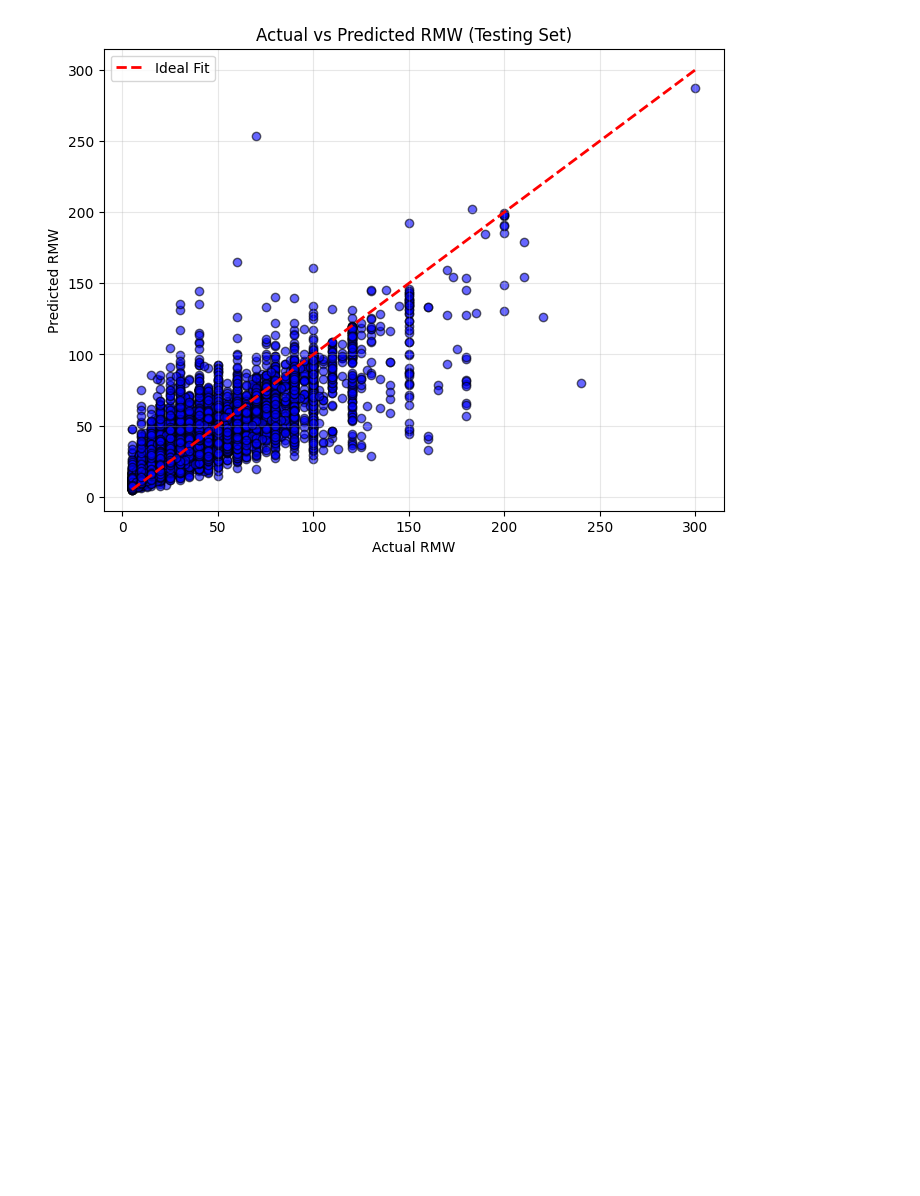
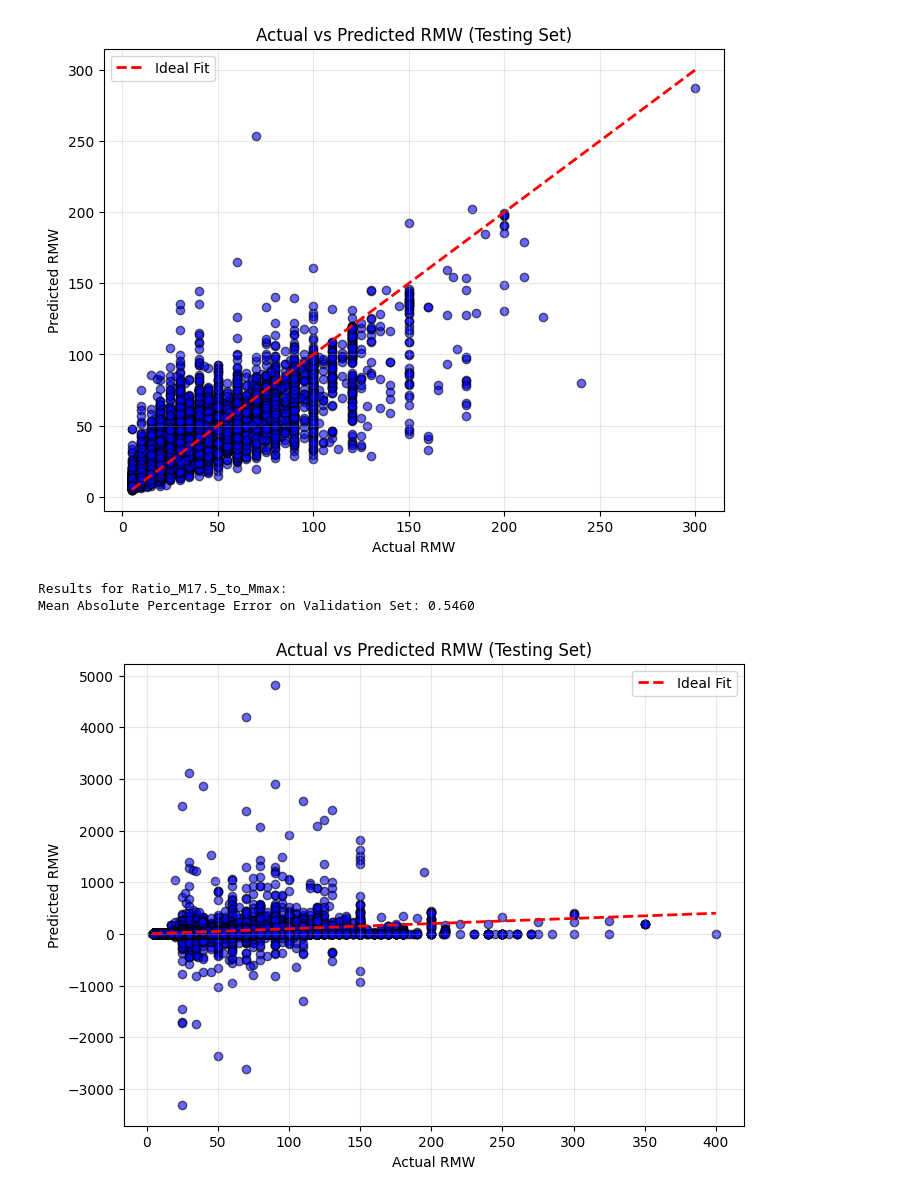
Before and after one commit to dat-adi/orkanskader, a Jupyter notebook: src/Rmax_Prediction.ipynb, the cells around one changed output. Saved outputs shown, nothing was run; the diff lists cells and outputs as text; code cells hidden in the pictures; blank space fills up the shorter version.

```diff
--- a/Rmax_Prediction.ipynb
+++ b/src/Rmax_Prediction.ipynb
@@ -22,7 +24,7 @@ from zipfile import ZipFile
 # EDA
 # %%
 #data loading
-file_path1 = 'data/ibtracs.since1980.list.v04r01.csv.zip'
+file_path1 = '../data/ibtracs.since1980.list.v04r01.csv.zip'
 zip_file = ZipFile(file_path1)
 # zip_file.open('file3.txt')
 # df1 = pd.read_csv(file_path1)
@@ -157,10 +159,10 @@ def prepare_data(df,features,target,test_size=.2, random_state=42):
     X, y, X.index, test_size=test_size, random_state=random_state)
   return X_train, X_test, y_train, y_test, train_idx, test_idx
 
-def train_M_model(X_train,y_train, features, target,model=RandomForestRegressor,random_state=42,n_estimators=100):
+def train_M_model(X_train,y_train, features, target,model=RandomForestRegressor,random_state=42,n_estimators=100,criterion='squared_error'):
   # Train a RandomForestRegressor
   if model==RandomForestRegressor:
-    ml_model = model(random_state=random_state, n_estimators=n_estimators)
+    ml_model = model(random_state=random_state, n_estimators=n_estimators,criterion=criterion)
   else:
     ... # to be filled in
   ml_model.fit(X_train, y_train)
@@ -275,3 +308,66 @@ plt.show()
 # %% [output]
 (18068, 22)
 [figure]
+# %%
+
+from sklearn.model_selection import train_test_split
+from sklearn.preprocessing import PolynomialFeatures
+from sklearn.linear_model import LinearRegression
+from sklearn.metrics import mean_squared_error, r2_score
+features = ['LAT', 'USA_R34_NE', 'USA_RMW', 'USA_WIND', 'f', 'M_17.5']
+target = 'Ratio_M17.5_to_Mmax'
+
+def polynomial_regression(df=df4, target_column='Ratio_M17.5_to_Mmax'):
+    # Separate features and target variable
+    X = df[['LAT', 'USA_R34_NE', 'USA_RMW', 'USA_WIND', 'f', 'M_17.5']]
+    y = df[target_column]
+
+    # Split into training (80%), validation (10%), and testing (10%) sets
+    # X_train, X_test, y_train, y_test,train_idx,test_idx = train_test_split(X, y, test_size=0.2, random_state=42)
+    X_train, X_test, y_train, y_test, train_idx, test_idx = train_test_split(X, y, X.index, test_size=.2, random_state=42)
+    # X_val, X_test, y_val, y_test = train_test_split(X_temp, y_temp, test_size=0.5, random_state=42)
+
+    # Create polynomial features
+    poly = PolynomialFeatures(degree=3)
+    X_train_poly = poly.fit_transform(X_train)
+    # X_val_poly = poly.transform(X_val)
+    X_test_poly = poly.transform(X_test)
+
+    # Train the model
+    model = LinearRegression()
+    model.fit(X_train_poly, y_train)
+
+    # Evaluate on the validation set
+    y_test_pred = model.predict(X_test_poly)
+    df4['Ratio_M17.5_to_Mmax_poly'] = model.predict(poly.transform(df4[['LAT', 'USA_R34_NE', 'USA_RMW', 'USA_WIND', 'f', 'M_17.5']]))
+    df4[f'rmax_calc_poly']= df['USA_WIND']/df['f']*(np.sqrt(1+(2*df['f']*df['M_17.5']/df[f'Ratio_M17.5_to_Mmax_poly']/(df['USA_WIND']**2)))-1)*2
+    y_est_pred = df4['rmax_calc_poly']
+    y_est = df4['USA_RMW']
+    # mse_test = mean_squared_error(y_est, y_est_pred)
+    mape_test = np.mean(np.abs((y_est - y_est_pred) / y_est))
+    # r2_test = r2_score(y_est, y_est_pred)
+
+    print(f"Results for {target_column}:")
+    # print(f"Mean Squared Error on Validation Set: {mse_test:.4f}")
+    print(f"Mean Absolute Percentage Error on Validation Set: {mape_test:.4f}")
+    # print(f"R^2 Score on Validation Set: {r2_test:.4f}\n")
+
+    y_pred=y_est_pred
+    y_test = y_est
+    # Scatter plot for actual vs predicted values
+    plt.figure(figsize=(8, 6))
+    plt.scatter(y_test,y_pred, color='blue', alpha=0.6, edgecolor='k')
+    plt.title('Actual vs Predicted RMW (Testing Set)')
+    plt.xlabel('Actual RMW')
+    plt.ylabel('Predicted RMW')
+    plt.plot([y_test.min(), y_test.max()], [y_test.min(), y_test.max()], color='red', linestyle='--', linewidth=2, label='Ideal Fit')
+    plt.legend()
+    plt.grid(alpha=0.3)
+    plt.show()
+    return model, poly
+
+df34_model, df34_poly = polynomial_regression()
+# %% [output]
+Results for Ratio_M17.5_to_Mmax:
+Mean Absolute Percentage Error on Validation Set: 0.5460
+[figure, added]
```
Also changed, not shown: parts of 2 cells of this notebook, 4 other files.
